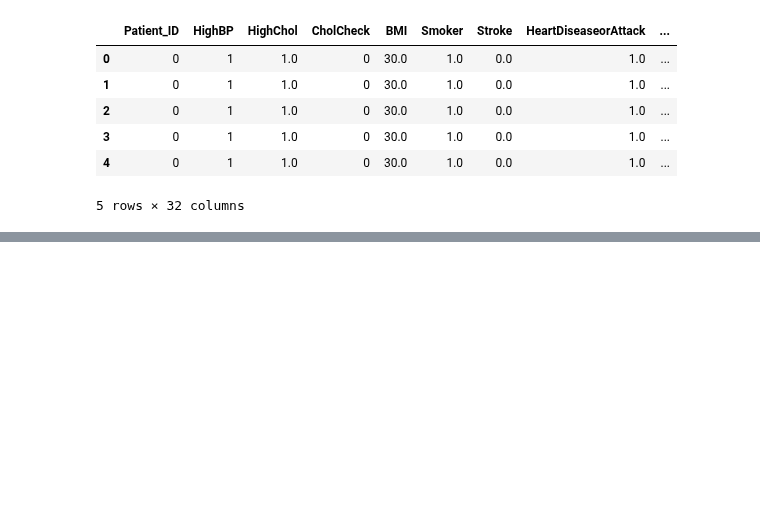
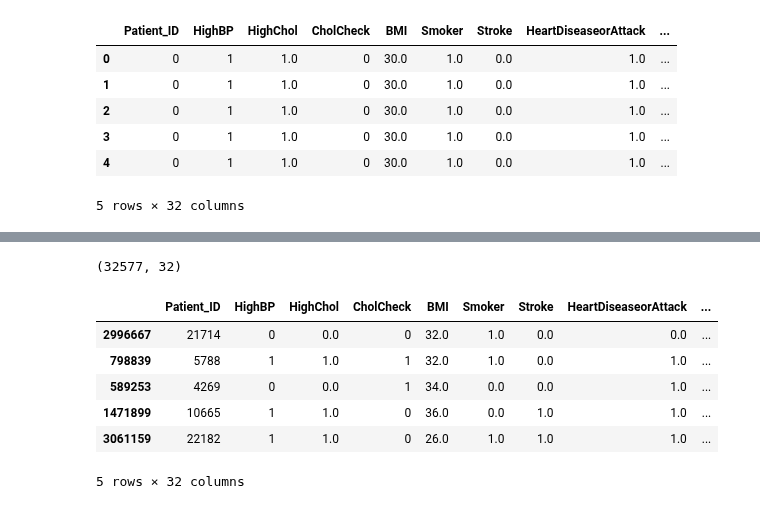
Before and after one commit to lvandine44/MADS-Capstone, a Jupyter notebook: 4-Modeling and Results.ipynb, the cells around one changed output, grey strips where cells are left out. Saved outputs shown, nothing was run; the diff lists cells and outputs as text; code cells hidden in the pictures; blank space fills up the shorter version.

```diff
--- a/4-Modeling and Results.ipynb
+++ b/4-Modeling and Results.ipynb
@@ -310,0 +308,22 @@ with zipfile.ZipFile(zip_file_path, 'w', zipfile.ZIP_DEFLATED) as zipf:
+# %%
+# Stratify Individual Food Recommendation Data
+
+# Perform stratified sampling
+_, individual_foods_samp = train_test_split(
+    individual_food_recs_df,
+    test_size=0.01,
+    stratify=individual_food_recs_df['Patient_ID'],
+    random_state=42)
+
+# Print sample head
+print(individual_foods_samp.shape)
+individual_foods_samp.head()
+# %% [output]
+(32577, 32)
+|  | Patient_ID | HighBP | HighChol | CholCheck | BMI | Smoker | Stroke | HeartDiseaseorAttack | ... |
+| 2996667 | 21714 | 0 | 0.0 | 0 | 32.0 | 1.0 | 0.0 | 0.0 | ... |
+| 798839 | 5788 | 1 | 1.0 | 1 | 32.0 | 1.0 | 0.0 | 1.0 | ... |
+| 589253 | 4269 | 0 | 0.0 | 1 | 34.0 | 0.0 | 0.0 | 1.0 | ... |
+| 1471899 | 10665 | 1 | 1.0 | 0 | 36.0 | 0.0 | 1.0 | 1.0 | ... |
+| 3061159 | 22182 | 1 | 1.0 | 0 | 26.0 | 1.0 | 1.0 | 1.0 | ... |
+5 rows × 32 columns
```
Also changed, not shown: parts of 5 cells of this notebook, 2 other files.
